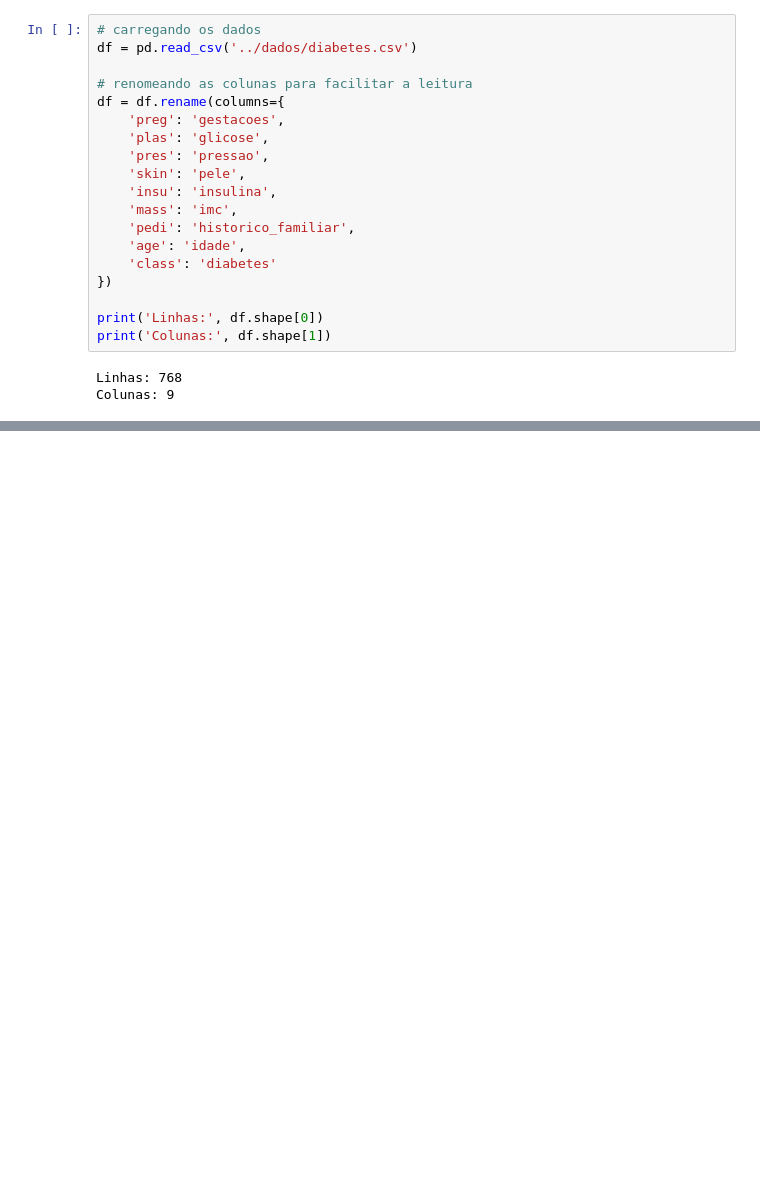
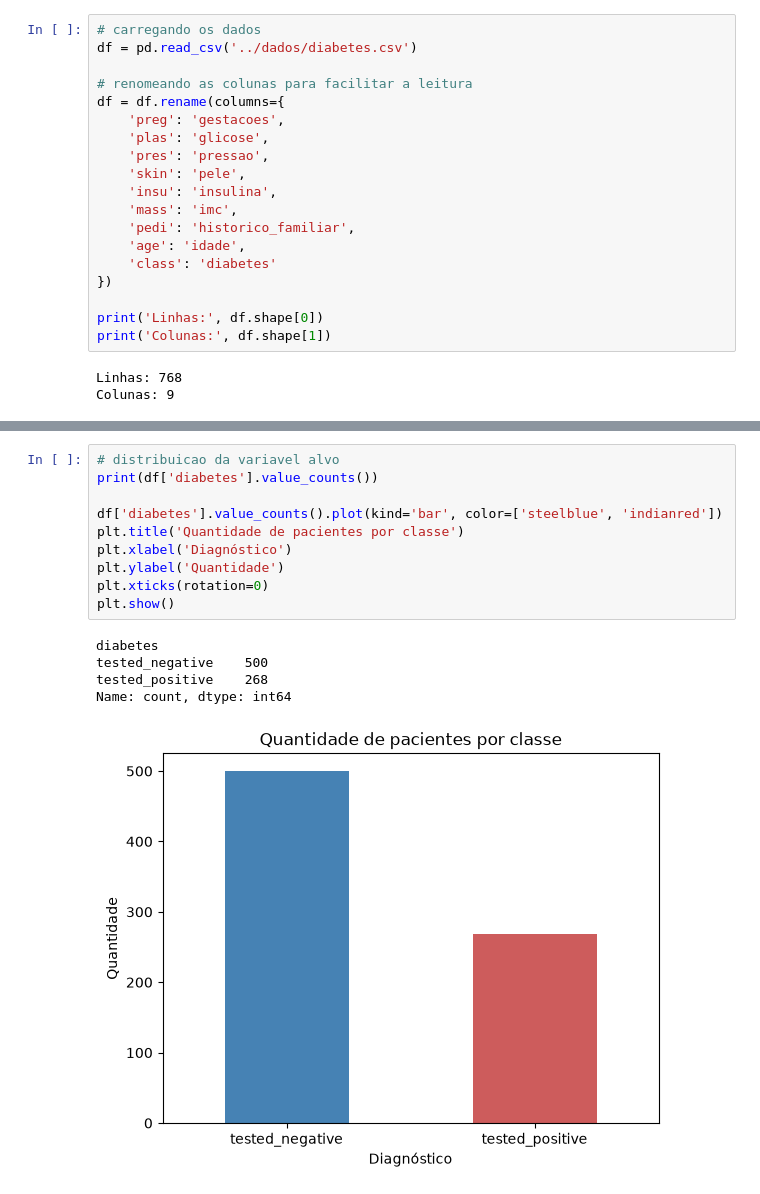
Before and after one commit to JlucasFaria/projeto-ml, a Jupyter notebook: notebooks/01_diabetes.ipynb, the cells around one changed output, grey strips where cells are left out. Drawn from its saved outputs; the diff is of its cells as text; blank space fills up the shorter version.

Commit message:
adiciona analise exploratoria do diabetes

```diff
--- a/notebooks/01_diabetes.ipynb
+++ b/notebooks/01_diabetes.ipynb
@@ -56,0 +128,16 @@ Colunas: 9
+# %%
+# distribuicao da variavel alvo
+print(df['diabetes'].value_counts())
+
+df['diabetes'].value_counts().plot(kind='bar', color=['steelblue', 'indianred'])
+plt.title('Quantidade de pacientes por classe')
+plt.xlabel('Diagnóstico')
+plt.ylabel('Quantidade')
+plt.xticks(rotation=0)
+plt.show()
+# %% [output]
+diabetes
+tested_negative    500
+tested_positive    268
+Name: count, dtype: int64
+[figure, added]
```
Also changed, not shown: parts of 12 cells of this notebook.
